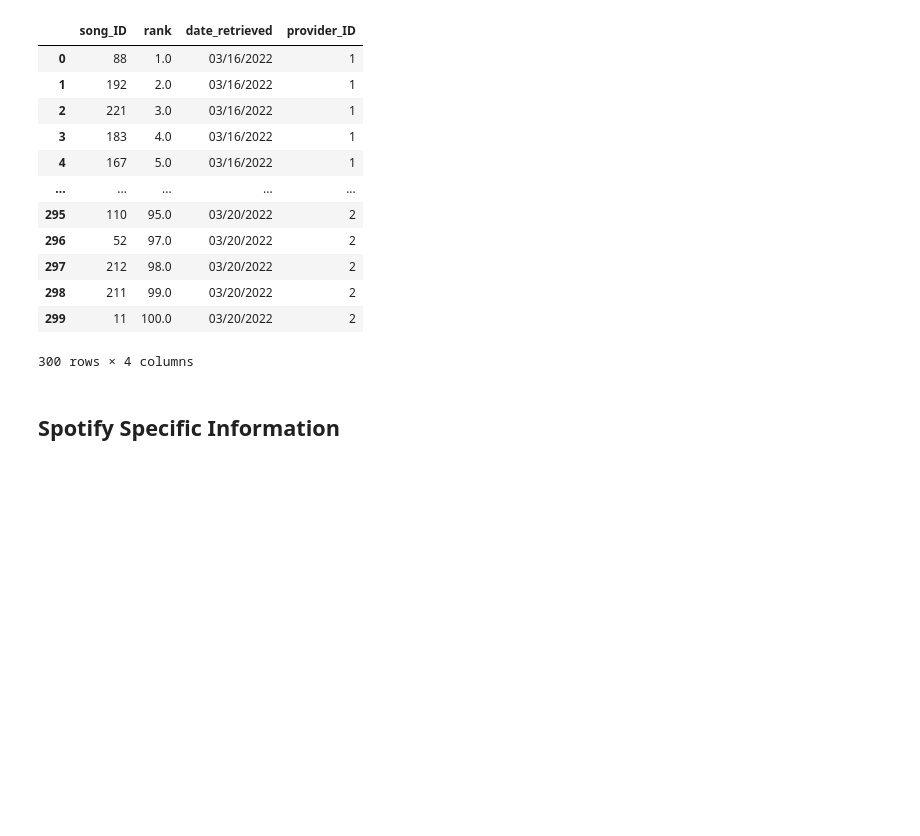
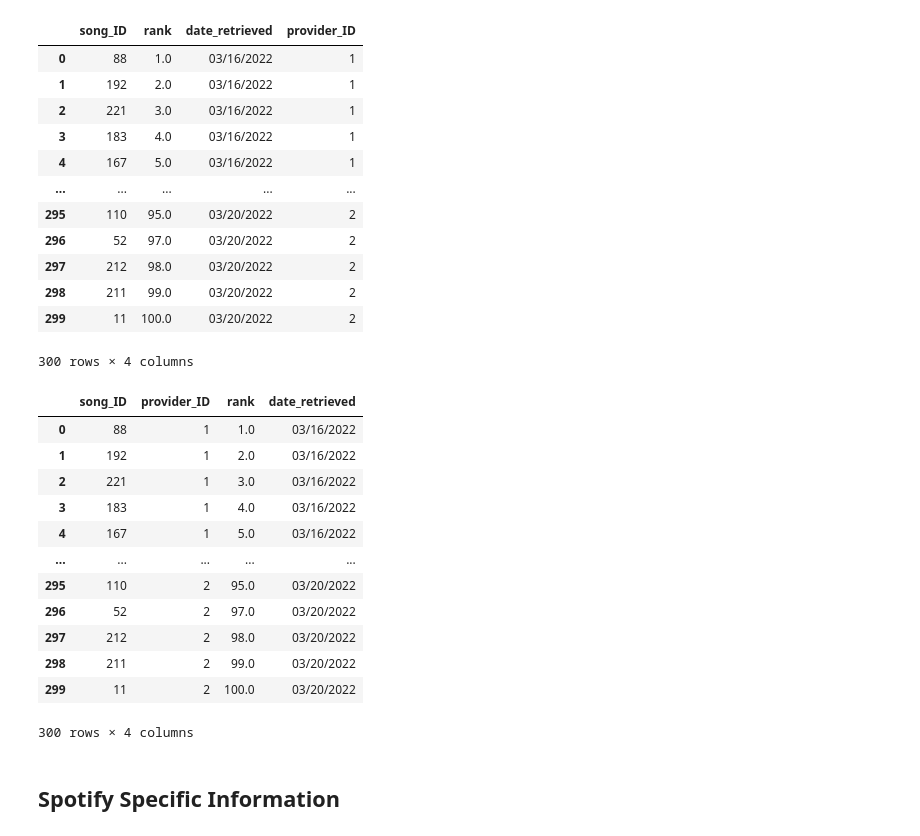
Before and after one commit to alvessab/project2_top_charts, a Jupyter notebook: transformation_notebook final.ipynb, the cells around one changed output. Drawn from its saved outputs; the diff is of its cells as text; code cells hidden in the pictures; blank space fills up the shorter version.

```diff
--- a/transformation_notebook final.ipynb
+++ b/transformation_notebook final.ipynb
@@ -663,5 +735,22 @@ ranks
 | 298 | 211 | 99.0 | 03/20/2022 | 2 |
 | 299 | 11 | 100.0 | 03/20/2022 | 2 |
 300 rows × 4 columns
+# %%
+ranks = ranks[["song_ID", "provider_ID", "rank", "date_retrieved"]]
+ranks
+# %% [output]
+|  | song_ID | provider_ID | rank | date_retrieved |
+| 0 | 88 | 1 | 1.0 | 03/16/2022 |
+| 1 | 192 | 1 | 2.0 | 03/16/2022 |
+| 2 | 221 | 1 | 3.0 | 03/16/2022 |
+| 3 | 183 | 1 | 4.0 | 03/16/2022 |
+| 4 | 167 | 1 | 5.0 | 03/16/2022 |
+| ... | ... | ... | ... | ... |
+| 295 | 110 | 2 | 95.0 | 03/20/2022 |
+| 296 | 52 | 2 | 97.0 | 03/20/2022 |
+| 297 | 212 | 2 | 98.0 | 03/20/2022 |
+| 298 | 211 | 2 | 99.0 | 03/20/2022 |
+| 299 | 11 | 2 | 100.0 | 03/20/2022 |
+300 rows × 4 columns
 # %%
 #create csv
```
Also changed, not shown: parts of 19 cells of this notebook, 7 other files.
